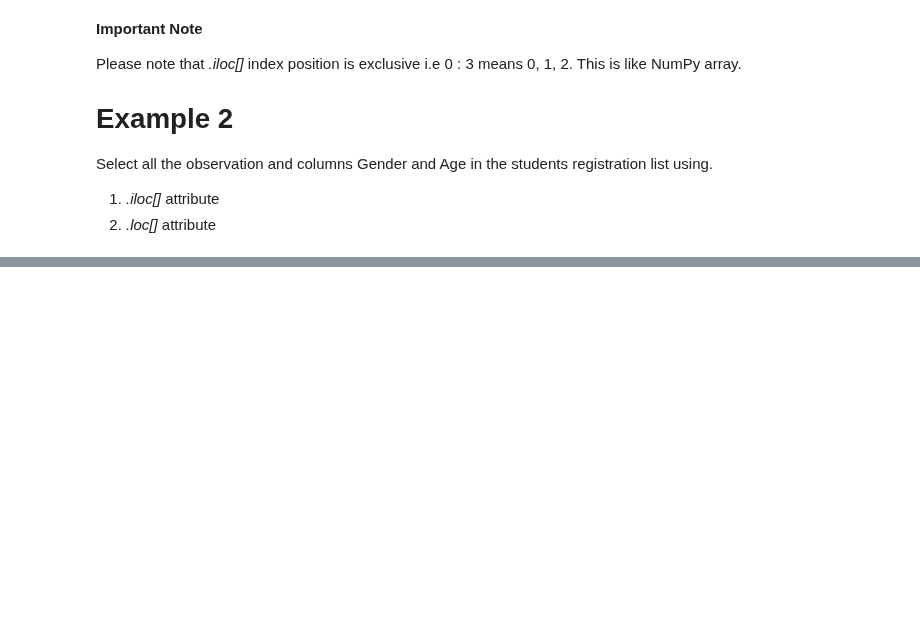
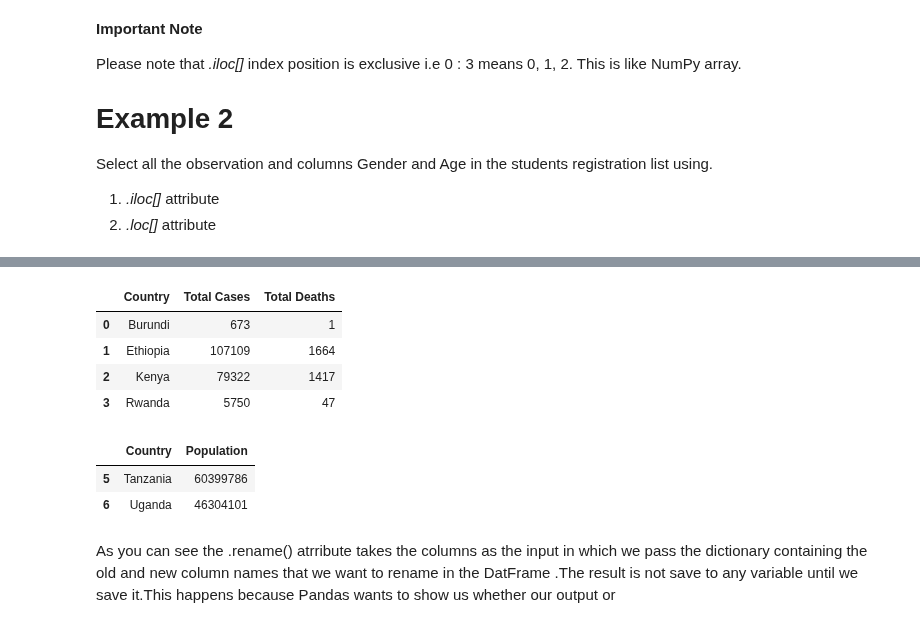
Before and after one commit to Muhammed1978/Amazon-Product-Review-Analysis, a Jupyter notebook: DataAnalysis_Pandas0_(9).ipynb, the cells around one changed output, grey strips where cells are left out. Drawn from its saved outputs; the diff is of its cells as text; code cells hidden in the pictures; blank space fills up the shorter version.

```diff
--- a/DataAnalysis_Pandas0_(9).ipynb
+++ b/DataAnalysis_Pandas0_(9).ipynb
@@ -895,0 +953,9 @@ registrations_df
+# %%
+import pandas as pd
+COVID19data = { "Country": ["Burundi","Ethiopia","Kenya","Rwanda","Somalia","Tanzania","Uganda","Sudan"],
+               "Total Cases": [673, 107109, 79322, 5750, 4445, 509, 18406, 16431],
+                "Total Deaths": [1, 1664, 1417, 47, 113, 21, 186, 1202],
+                "Total Recovered": [575, 66575, 52974, 5241, 3412, 183, 8764, 9854,],
+                "Active Cases": [97, 38871, 24931, 462, 920, 305, 9456, 5375],
+                "Population": [1202914, 116082175, 54237961, 13078334, 16066789, 60399786, 46304101, 44252054]}
+COVID19data_df = pd.DataFrame(COVID19data)
@@ -895,0 +974,3 @@ registrations_df
+# %%
+COVID19data_df = pd.DataFrame(COVID19data, columns = ["Country", "Total Cases", "Total Deaths", "Total Recovered", "Active Cases", "Population",])
+COVID19data_df
@@ -895,0 +987,17 @@ registrations_df
+# %%
+COVID19data_df.loc[0 : 3, ["Country", "Total Cases", "Total Deaths"]]
+# %% [output]
+|  | Country | Total Cases | Total Deaths |
+| 0 | Burundi | 673 | 1 |
+| 1 | Ethiopia | 107109 | 1664 |
+| 2 | Kenya | 79322 | 1417 |
+| 3 | Rwanda | 5750 | 47 |
+# %%
+COVID19data_selection = COVID19data_df.iloc[5:7,[0,5]]
+COVID19data_selection
+# %% [output]
+|  | Country | Population |
+| 5 | Tanzania | 60399786 |
+| 6 | Uganda | 46304101 |
+# %% [markdown]
+As you can see the .rename() atrribute takes the columns as the input in which we pass the dictionary containing the old and new column names that we want to rename in the DatFrame .The result is not save to any variable until we save it.This happens because Pandas wants to show us whether our output or
```
Also changed, not shown: parts of 7 cells of this notebook.
